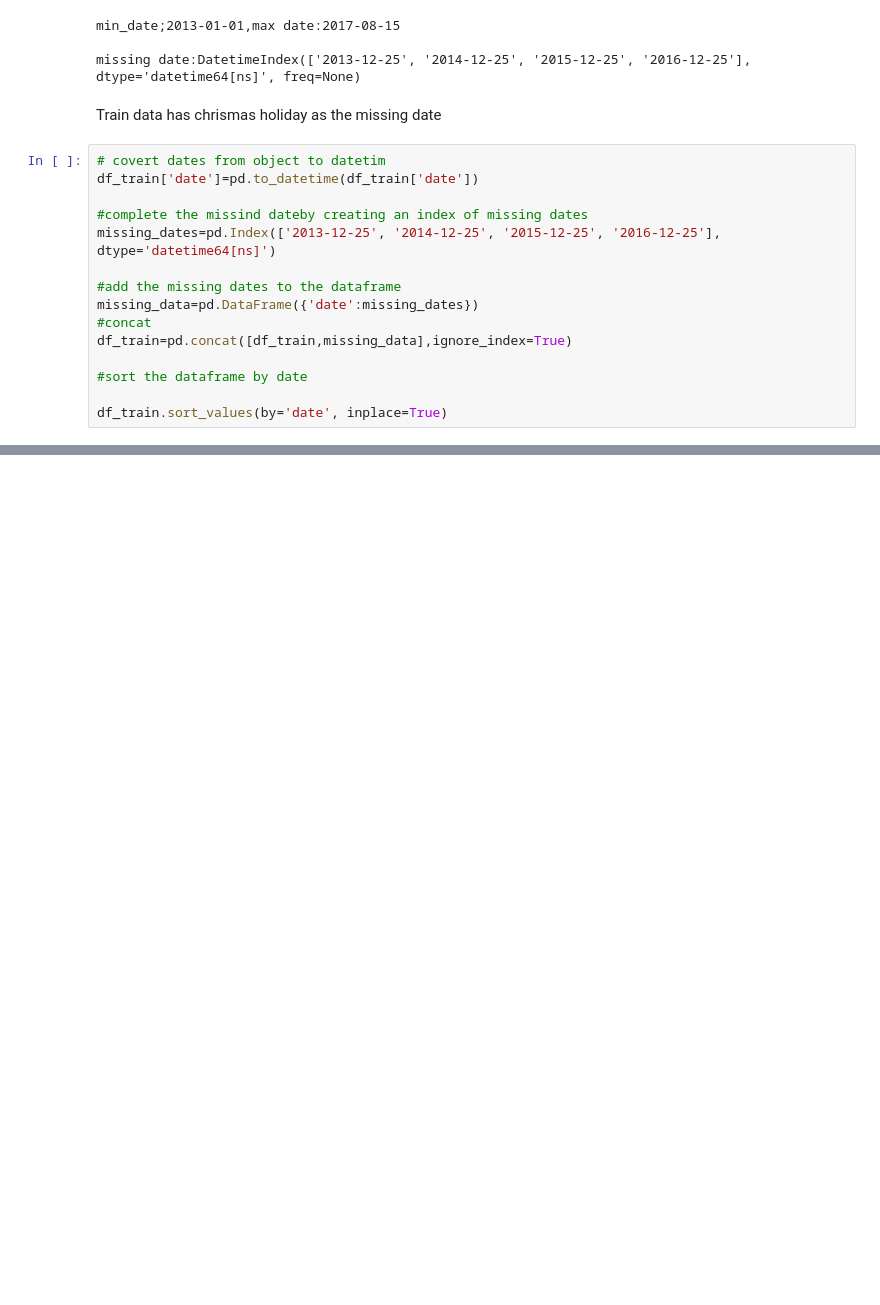
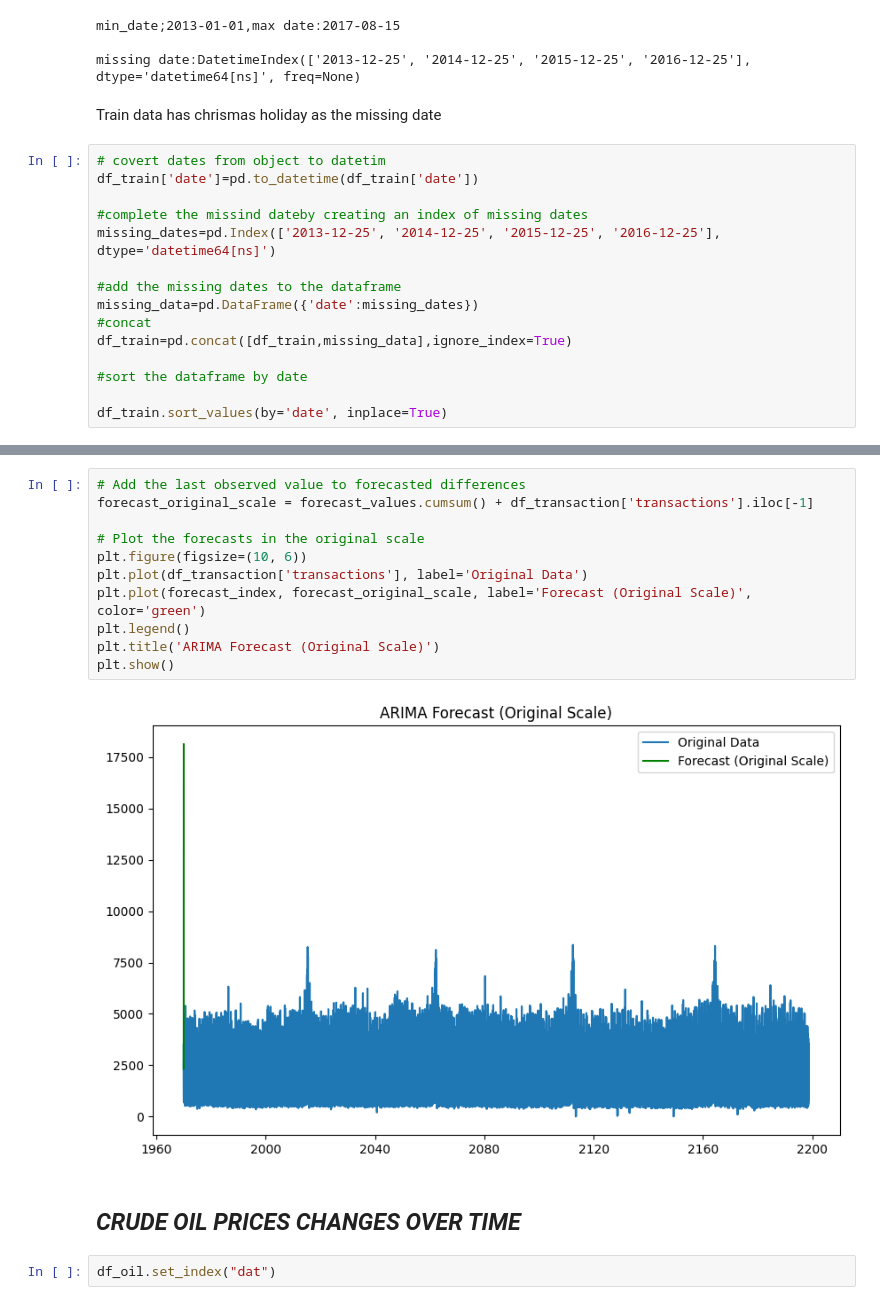
Before and after one commit to valentinewawira-o/Quantitative-Model, a Jupyter notebook: quantitative_model.ipynb, the cells around one changed output, grey strips where cells are left out. Drawn from its saved outputs; the diff is of its cells as text; blank space fills up the shorter version.

```diff
--- a/quantitative_model.ipynb
+++ b/quantitative_model.ipynb
@@ -309,0 +446,17 @@ df_train.sort_values(by='date', inplace=True)
+# %%
+# Add the last observed value to forecasted differences
+forecast_original_scale = forecast_values.cumsum() + df_transaction['transactions'].iloc[-1]
+
+# Plot the forecasts in the original scale
+plt.figure(figsize=(10, 6))
+plt.plot(df_transaction['transactions'], label='Original Data')
+plt.plot(forecast_index, forecast_original_scale, label='Forecast (Original Scale)', color='green')
+plt.legend()
+plt.title('ARIMA Forecast (Original Scale)')
+plt.show()
+# %% [output]
+[figure, added]
+# %% [markdown]
+## <b><i> CRUDE OIL PRICES CHANGES OVER TIME</i></b>
+# %%
+df_oil.set_index("dat")
```
Also changed, not shown: parts of 9 cells of this notebook.
